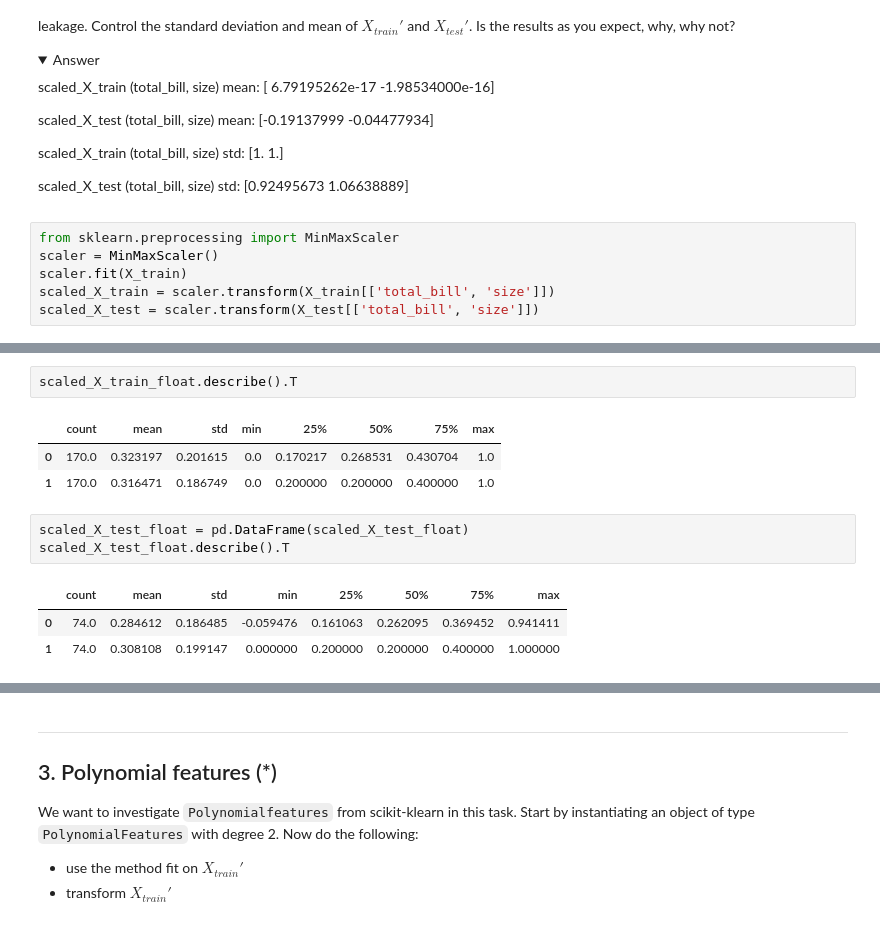
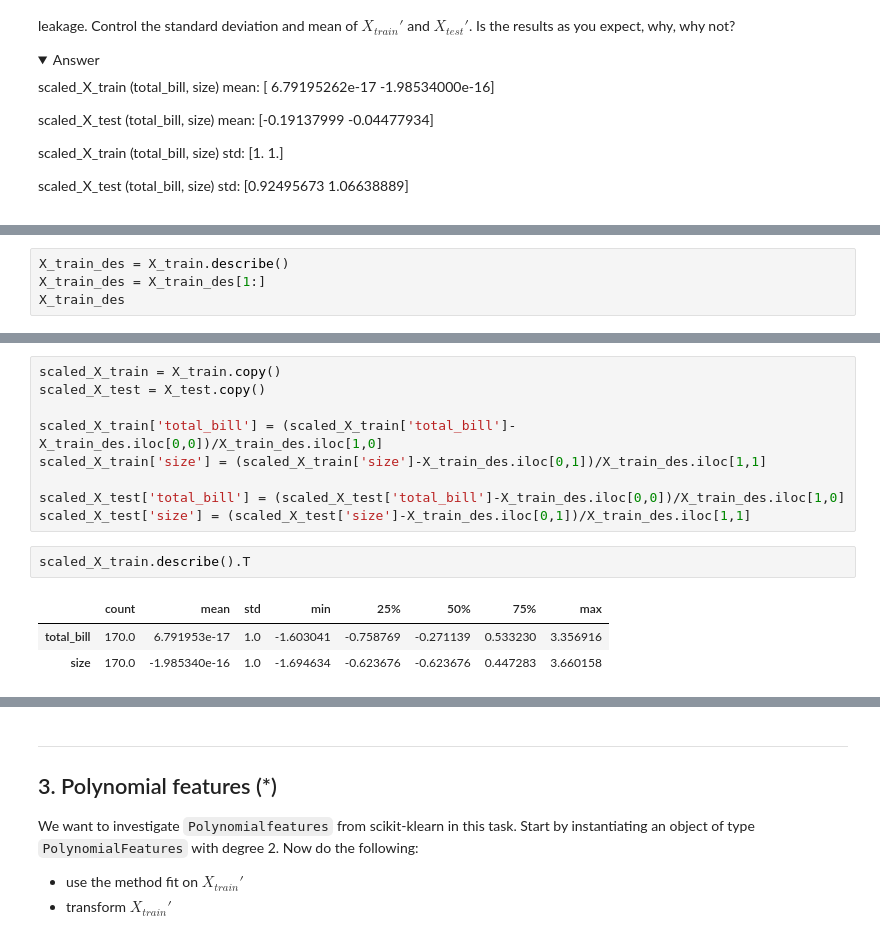
Before and after one commit to yuna-liu/Maskininlarning-Yuna-Liu, a Jupyter notebook: Exercises/E03_overfit_regularization.ipynb, the cells around one changed output, grey strips where cells are left out. Cells and saved outputs as stored; diff of their text form; folded sections open.

```diff
--- a/Exercises/E03_overfit_regularization.ipynb
+++ b/Exercises/E03_overfit_regularization.ipynb
@@ -285,9 +285,3 @@ scaled_X_train (total_bill, size) std: [1. 1.]
 scaled_X_test (total_bill, size) std: [0.92495673 1.06638889]
 
 </details>
-# %%
-from sklearn.preprocessing import MinMaxScaler
-scaler = MinMaxScaler()
-scaler.fit(X_train)
-scaled_X_train = scaler.transform(X_train[['total_bill', 'size']])
-scaled_X_test = scaler.transform(X_test[['total_bill', 'size']])
@@ -306,0 +288,4 @@ scaled_X_train_float = pd.DataFrame(scaled_X_train_float)
+# %%
+X_train_des = X_train.describe()
+X_train_des = X_train_des[1:]
+X_train_des
@@ -307,13 +301,15 @@ scaled_X_train_float = pd.DataFrame(scaled_X_train_float)
+# %%
+scaled_X_train = X_train.copy()
+scaled_X_test = X_test.copy()
+
+scaled_X_train['total_bill'] = (scaled_X_train['total_bill']-X_train_des.iloc[0,0])/X_train_des.iloc[1,0]
+scaled_X_train['size'] = (scaled_X_train['size']-X_train_des.iloc[0,1])/X_train_des.iloc[1,1]
+
+scaled_X_test['total_bill'] = (scaled_X_test['total_bill']-X_train_des.iloc[0,0])/X_train_des.iloc[1,0]
+scaled_X_test['size'] = (scaled_X_test['size']-X_train_des.iloc[0,1])/X_train_des.iloc[1,1]
 # %%
-scaled_X_train_float.describe().T
+scaled_X_train.describe().T
 # %% [output]
 |  | count | mean | std | min | 25% | 50% | 75% | max |
-| 0 | 170.0 | 0.323197 | 0.201615 | 0.0 | 0.170217 | 0.268531 | 0.430704 | 1.0 |
-| 1 | 170.0 | 0.316471 | 0.186749 | 0.0 | 0.200000 | 0.200000 | 0.400000 | 1.0 |
+| total_bill | 170.0 | 6.791953e-17 | 1.0 | -1.603041 | -0.758769 | -0.271139 | 0.533230 | 3.356916 |
+| size | 170.0 | -1.985340e-16 | 1.0 | -1.694634 | -0.623676 | -0.623676 | 0.447283 | 3.660158 |
-# %%
-scaled_X_test_float = pd.DataFrame(scaled_X_test_float)
-scaled_X_test_float.describe().T
-# %% [output]
-|  | count | mean | std | min | 25% | 50% | 75% | max |
-| 0 | 74.0 | 0.284612 | 0.186485 | -0.059476 | 0.161063 | 0.262095 | 0.369452 | 0.941411 |
-| 1 | 74.0 | 0.308108 | 0.199147 | 0.000000 | 0.200000 | 0.200000 | 0.400000 | 1.000000 |
```
Also changed, not shown: parts of 6 cells of this notebook.
